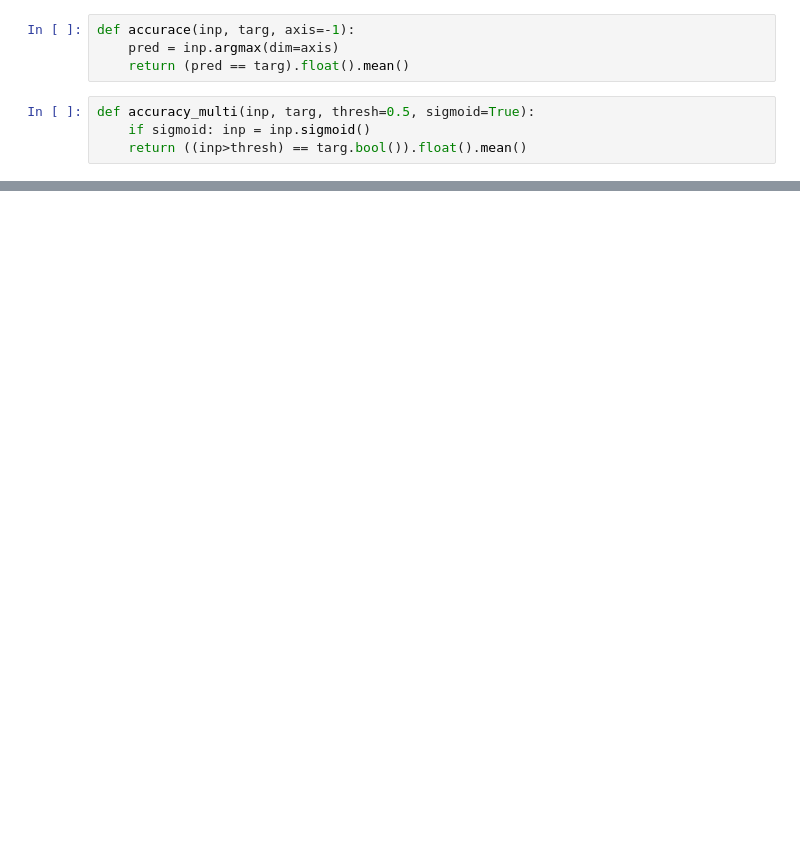
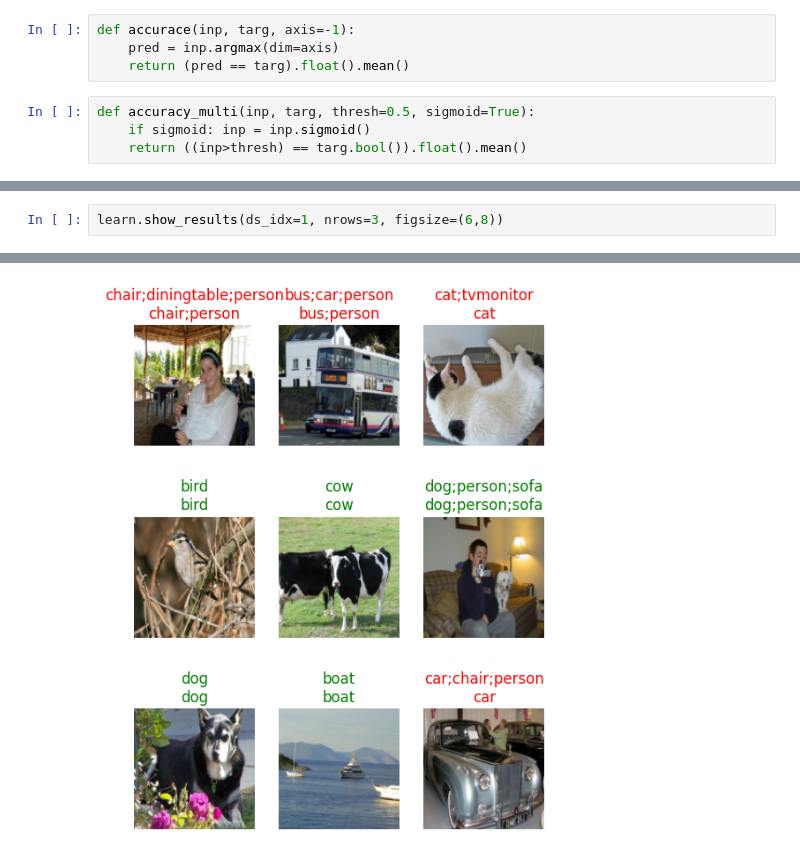
Before and after one commit to mzums/machine-learning, a Jupyter notebook: fastai_course/multicat_pascal/main.ipynb, the cells around one changed output, grey strips where cells are left out. Saved outputs shown, nothing was run; the diff lists cells and outputs as text; blank space fills up the shorter version.

```diff
--- a/fastai_course/multicat_pascal/main.ipynb
+++ b/fastai_course/multicat_pascal/main.ipynb
@@ -152,0 +151,3 @@ plt.plot(xs, accs)
+# %%
+learn.show_results(ds_idx=1, nrows=3, figsize=(6,8))
+# %% [output]
@@ -152,0 +155 @@ plt.plot(xs, accs)
+[figure, added]
```
Also changed, not shown: parts of 13 cells of this notebook, 1 other file.
